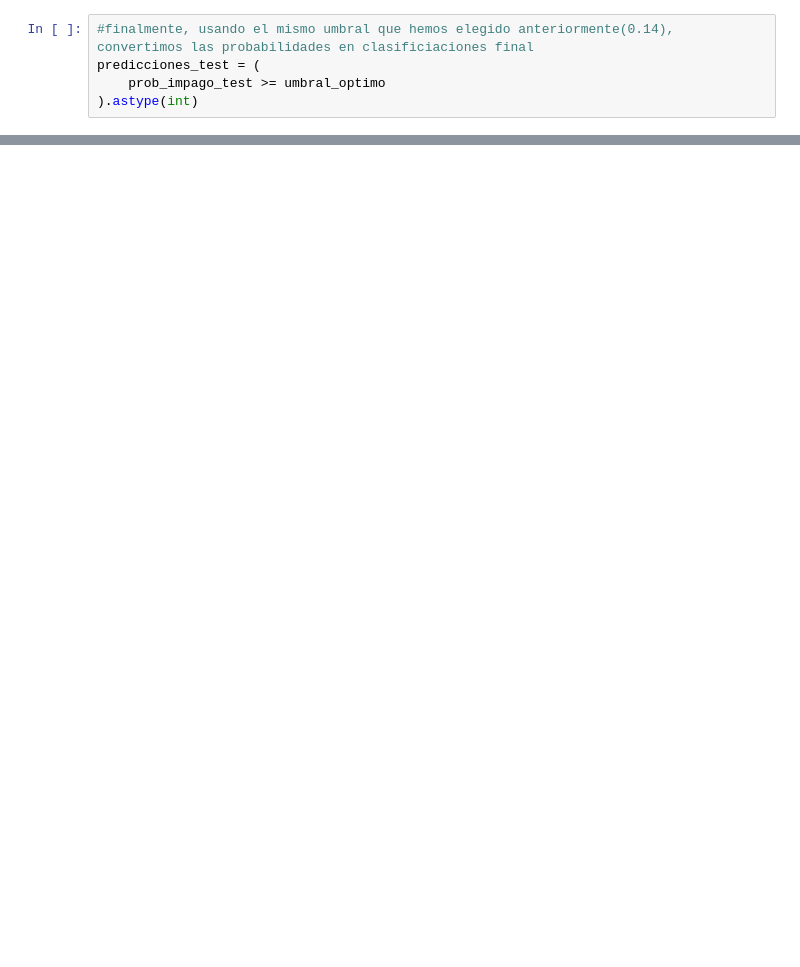
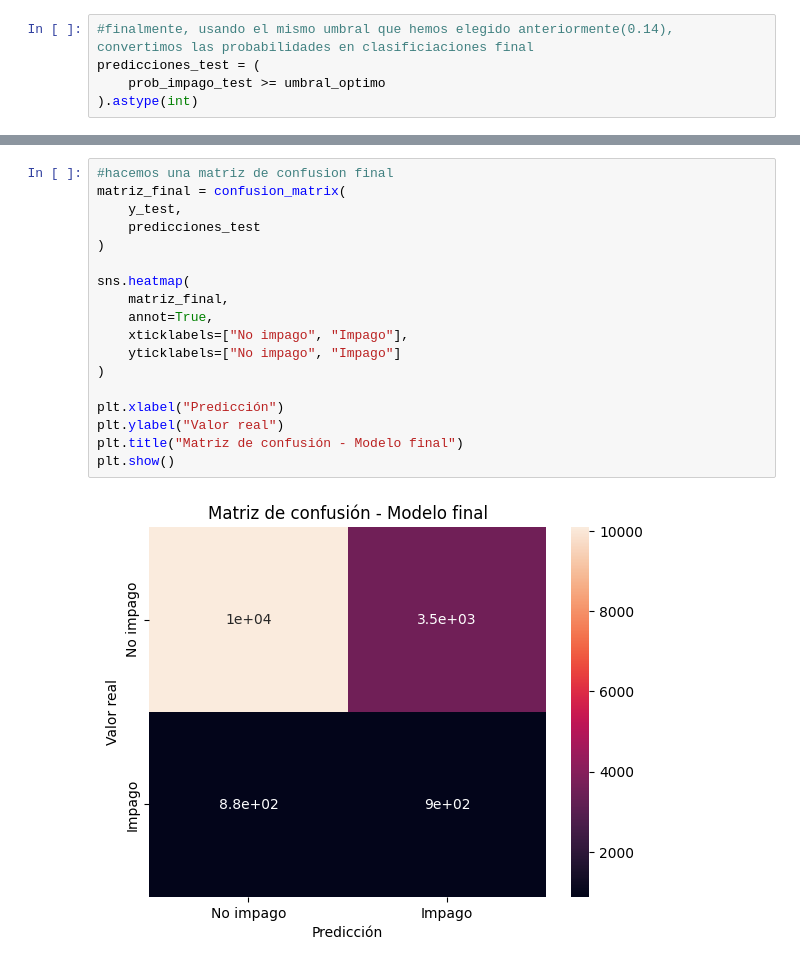
Before and after one commit to NaiaArroyo/RETO-5-NARANJA, a Jupyter notebook: regresion_logistica.ipynb, the cells around one changed output, grey strips where cells are left out. Saved outputs shown, nothing was run; the diff lists cells and outputs as text; blank space fills up the shorter version.

```diff
--- a/regresion_logistica.ipynb
+++ b/regresion_logistica.ipynb
@@ -923,0 +898,20 @@ plt.show()
+# %%
+#hacemos una matriz de confusion final
+matriz_final = confusion_matrix(
+    y_test,
+    predicciones_test
+)
+
+sns.heatmap(
+    matriz_final,
+    annot=True,
+    xticklabels=["No impago", "Impago"],
+    yticklabels=["No impago", "Impago"]
+)
+
+plt.xlabel("Predicción")
+plt.ylabel("Valor real")
+plt.title("Matriz de confusión - Modelo final")
+plt.show()
+# %% [output]
+[figure, added]
```
Also changed, not shown: parts of 59 cells of this notebook, 7 other files.
